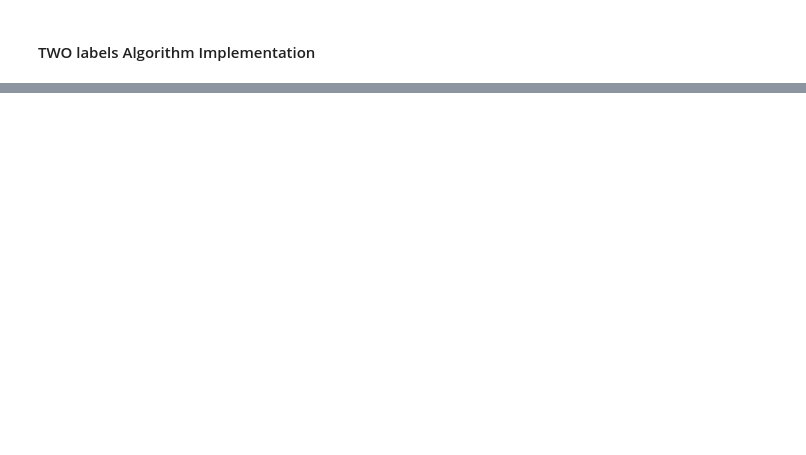
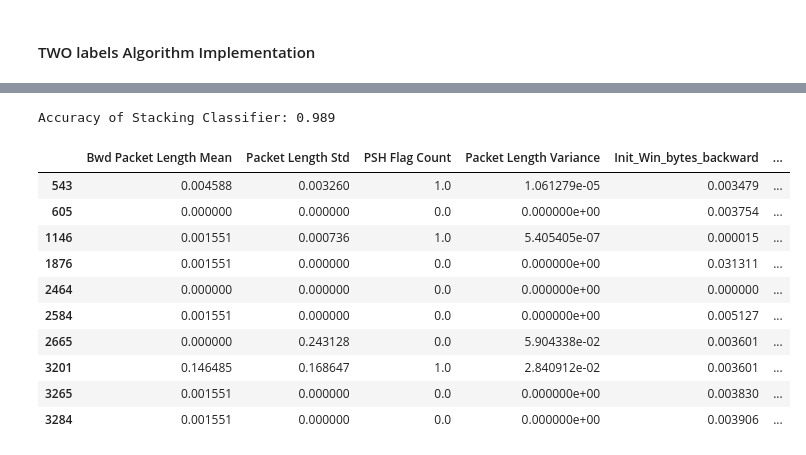
Before and after one commit to gadhikaritxstate/Security-project, a Jupyter notebook: algo_implement.ipynb, the cells around one changed output, grey strips where cells are left out. Saved outputs shown, nothing was run; the diff lists cells and outputs as text; code cells hidden in the pictures; blank space fills up the shorter version.

```diff
--- a/algo_implement.ipynb
+++ b/algo_implement.ipynb
@@ -561,6 +715,4 @@ df = pd.read_csv('./data/final_data_two_labels.csv')
 # %%
-print("Model running on two labels")
-X = df.drop("Label", axis=1)
-y = df["Label"]
+X=df_twolabel[finalset]
+y=df_twolabel['Label']
 X_train, X_test, y_train, y_test = train_test_split(X, y, random_state=42)
-train_classifier(X_train, X_test, y_train, y_test)
@@ -584,0 +739,16 @@ Accuracy of Stacking Classifier: 0.992
+# %%
+base_models = [
+    ('xgboost', xgb.XGBClassifier()),
+    ('lightgbm', lgb.LGBMClassifier()),
+    ('adaboost', AdaBoostClassifier()),
+    ('logistic', LogisticRegression()),
+    ('naive_bayes', MultinomialNB())
+]
+meta_model = LogisticRegression()
+stacking_classifier = StackingClassifier(estimators=base_models, final_estimator=meta_model)
+stacking_classifier.fit(X_train, y_train)
+y_predict_stacking = stacking_classifier.predict(X_test)
+stacking_accuracy = accuracy_score(y_test, y_predict_stacking)
+print('Accuracy of Stacking Classifier: ' + str(stacking_accuracy))
+# %% [output]
+Accuracy of Stacking Classifier: 0.989
@@ -584,0 +760,16 @@ Accuracy of Stacking Classifier: 0.992
+# %%
+df_exclude_from_pca['Label']=y[incorrect_twolabel_idx]
+# %%
+df_exclude_from_pca
+# %% [output]
+|  | Bwd Packet Length Mean | Packet Length Std | PSH Flag Count | Packet Length Variance | Init_Win_bytes_backward | ... |
+| 543 | 0.004588 | 0.003260 | 1.0 | 1.061279e-05 | 0.003479 | ... |
+| 605 | 0.000000 | 0.000000 | 0.0 | 0.000000e+00 | 0.003754 | ... |
+| 1146 | 0.001551 | 0.000736 | 1.0 | 5.405405e-07 | 0.000015 | ... |
+| 1876 | 0.001551 | 0.000000 | 0.0 | 0.000000e+00 | 0.031311 | ... |
+| 2464 | 0.000000 | 0.000000 | 0.0 | 0.000000e+00 | 0.000000 | ... |
+| 2584 | 0.001551 | 0.000000 | 0.0 | 0.000000e+00 | 0.005127 | ... |
+| 2665 | 0.000000 | 0.243128 | 0.0 | 5.904338e-02 | 0.003601 | ... |
+| 3201 | 0.146485 | 0.168647 | 1.0 | 2.840912e-02 | 0.003601 | ... |
+| 3265 | 0.001551 | 0.000000 | 0.0 | 0.000000e+00 | 0.003830 | ... |
+| 3284 | 0.001551 | 0.000000 | 0.0 | 0.000000e+00 | 0.003906 | ... |
```
Also changed, not shown: parts of 40 cells of this notebook, 1 other file.
